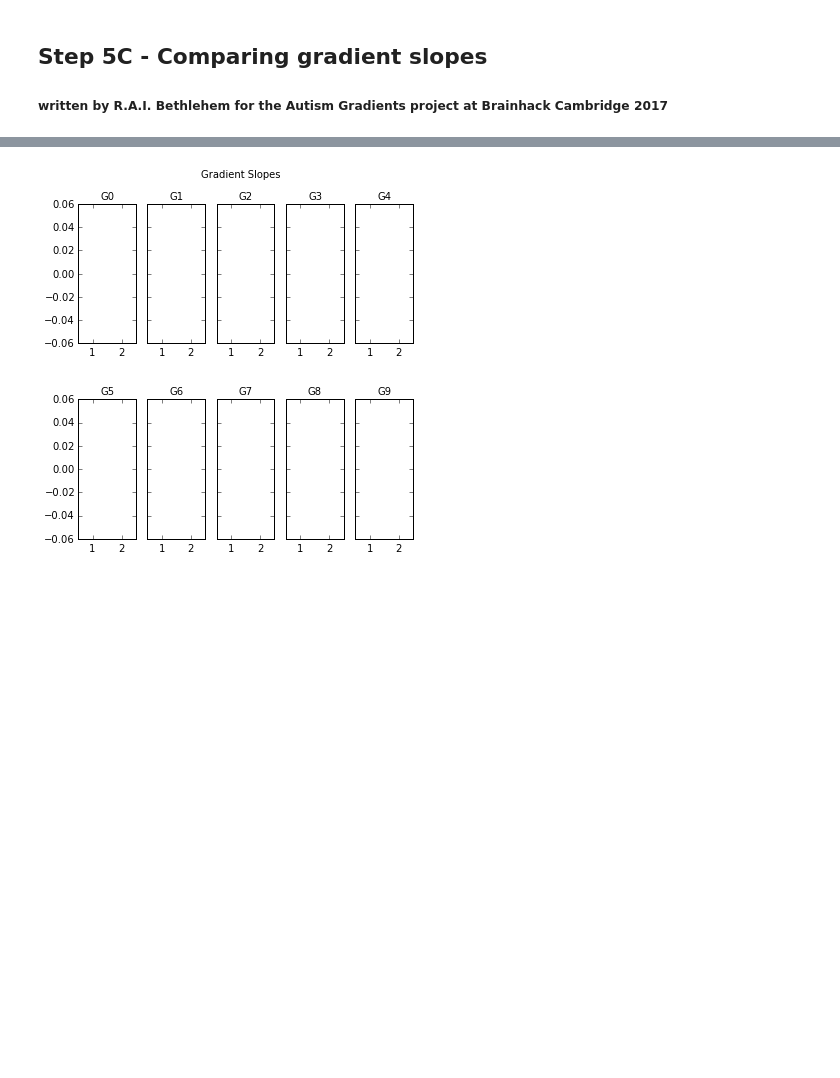
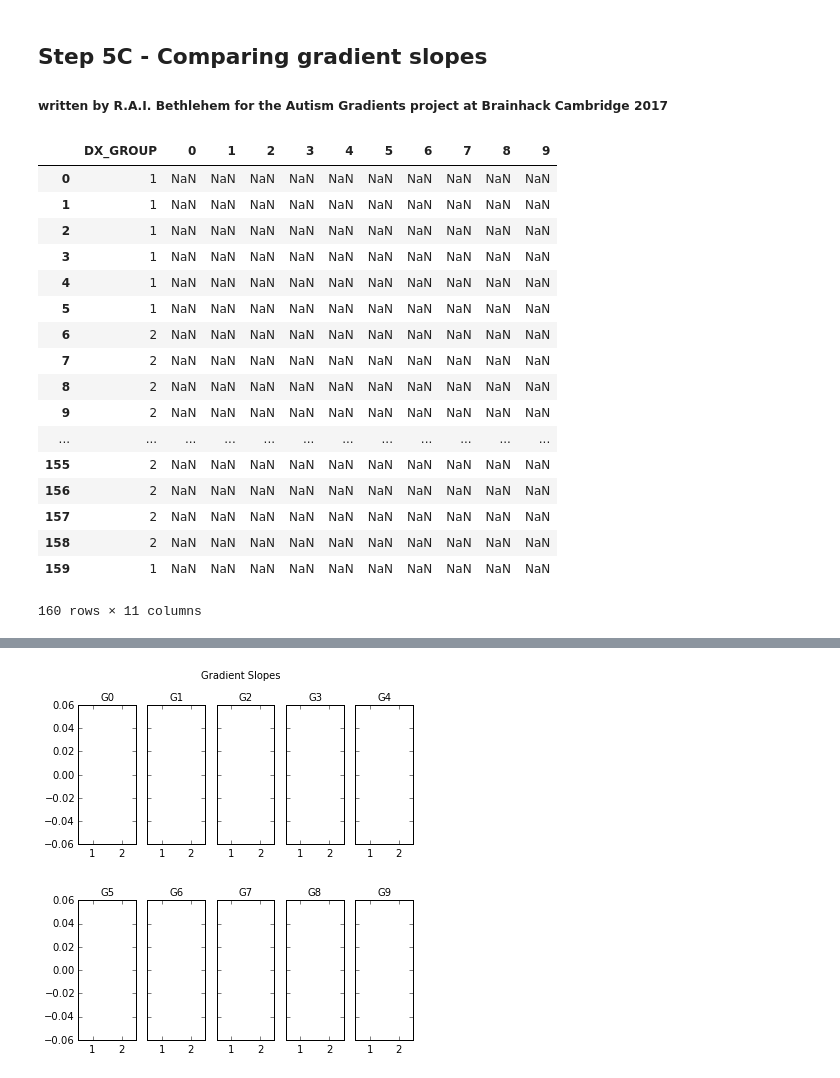
Before and after one commit to autism-research-centre/Autism-Gradients, a Jupyter notebook: 5c_CompareGroups.ipynb, the cells around one changed output, grey strips where cells are left out. Drawn from its saved outputs; the diff is of its cells as text; code cells hidden in the pictures; blank space fills up the shorter version.

```diff
--- a/5c_CompareGroups.ipynb
+++ b/5c_CompareGroups.ipynb
@@ -7,6 +7,28 @@ import numpy as np
 import matplotlib as mpl
 import pandas as pd
 output = pd.read_csv('./data/Gradients.csv')
+# %%
+df = pd.DataFrame(output, columns = ['DX_GROUP',0,1,2,3,4,5,6,7,8,9])
+df
+# %% [output]
+|  | DX_GROUP | 0 | 1 | 2 | 3 | 4 | 5 | 6 | 7 | 8 | 9 |
+| 0 | 1 | NaN | NaN | NaN | NaN | NaN | NaN | NaN | NaN | NaN | NaN |
+| 1 | 1 | NaN | NaN | NaN | NaN | NaN | NaN | NaN | NaN | NaN | NaN |
+| 2 | 1 | NaN | NaN | NaN | NaN | NaN | NaN | NaN | NaN | NaN | NaN |
+| 3 | 1 | NaN | NaN | NaN | NaN | NaN | NaN | NaN | NaN | NaN | NaN |
+| 4 | 1 | NaN | NaN | NaN | NaN | NaN | NaN | NaN | NaN | NaN | NaN |
+| 5 | 1 | NaN | NaN | NaN | NaN | NaN | NaN | NaN | NaN | NaN | NaN |
+| 6 | 2 | NaN | NaN | NaN | NaN | NaN | NaN | NaN | NaN | NaN | NaN |
+| 7 | 2 | NaN | NaN | NaN | NaN | NaN | NaN | NaN | NaN | NaN | NaN |
+| 8 | 2 | NaN | NaN | NaN | NaN | NaN | NaN | NaN | NaN | NaN | NaN |
+| 9 | 2 | NaN | NaN | NaN | NaN | NaN | NaN | NaN | NaN | NaN | NaN |
+| ... | ... | ... | ... | ... | ... | ... | ... | ... | ... | ... | ... |
+| 155 | 2 | NaN | NaN | NaN | NaN | NaN | NaN | NaN | NaN | NaN | NaN |
+| 156 | 2 | NaN | NaN | NaN | NaN | NaN | NaN | NaN | NaN | NaN | NaN |
+| 157 | 2 | NaN | NaN | NaN | NaN | NaN | NaN | NaN | NaN | NaN | NaN |
+| 158 | 2 | NaN | NaN | NaN | NaN | NaN | NaN | NaN | NaN | NaN | NaN |
+| 159 | 1 | NaN | NaN | NaN | NaN | NaN | NaN | NaN | NaN | NaN | NaN |
+160 rows × 11 columns
 # %%
 df = pd.DataFrame(output, columns = ['DX_GROUP',0,1,2,3,4,5,6,7,8,9])
 ASC = df['DX_GROUP'] == 2
```
Also changed, not shown: parts of 1 cell of this notebook.
